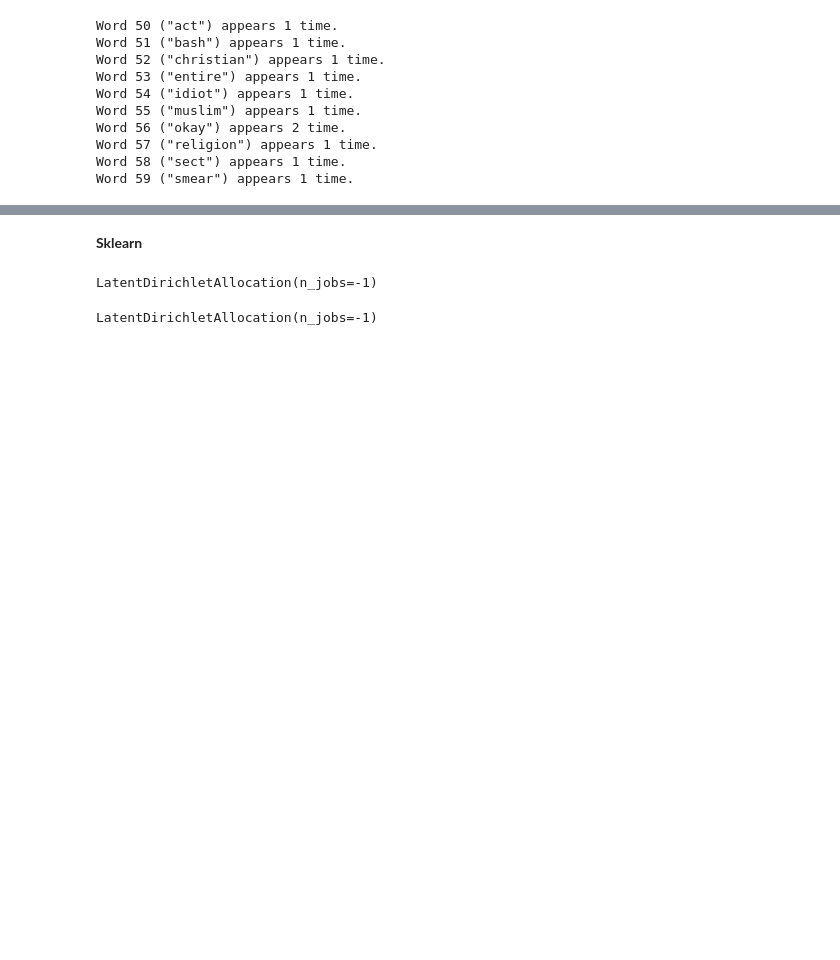
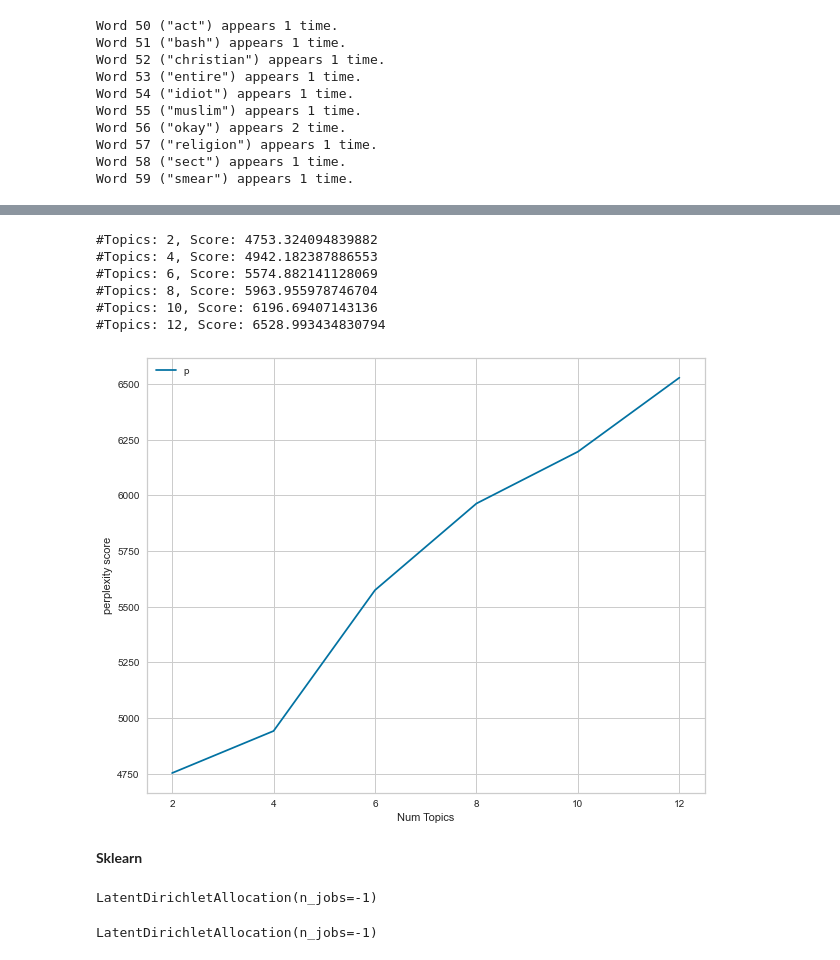
Before and after one commit to dvh549/Text_Mining, a Jupyter notebook: Toxic Comments Revamped.ipynb, the cells around one changed output, grey strips where cells are left out. Cells and saved outputs as stored; diff of their text form; code cells hidden in the pictures; blank space fills up the shorter version.

```diff
--- a/Toxic Comments Revamped.ipynb
+++ b/Toxic Comments Revamped.ipynb
@@ -266,3 +735,37 @@ topic
+# %%
+
+from gensim.models import CoherenceModel
+
+model_list = []
+perplexity_values = []
+model_topics = []
+
+for num_topics in range(2, 14, 2):
+    sg_lda_x = LatentDirichletAllocation(n_components=num_topics, learning_method='online', n_jobs = 1)
+    sg_lda_x.fit_transform(lda_count_vecs)
+    model_topics.append(num_topics)
+    model_list.append(sg_lda_x)
+    perplexity_values.append(sg_lda_x.perplexity(lda_count_vecs))
+    print("#Topics: " + str(num_topics) + ", Score: " + str(sg_lda_x.perplexity(lda_count_vecs)))
+# %% [output]
+#Topics: 2, Score: 4753.324094839882
+#Topics: 4, Score: 4942.182387886553
+#Topics: 6, Score: 5574.882141128069
+#Topics: 8, Score: 5963.955978746704
+#Topics: 10, Score: 6196.69407143136
+#Topics: 12, Score: 6528.993434830794
+# %%
+import matplotlib.pyplot as plt
+
+limit=14; start=2; step=2;
+x = range(start, limit, step)
+plt.plot(x, perplexity_values)
+plt.xlabel("Num Topics")
+plt.ylabel("perplexity score")
+plt.legend(("perplexity_values"), loc='best')
+plt.show()
+# %% [output]
+[figure, added]
 # %% [markdown]
 **Sklearn**
 # %%
```
Also changed, not shown: parts of 42 cells of this notebook.
